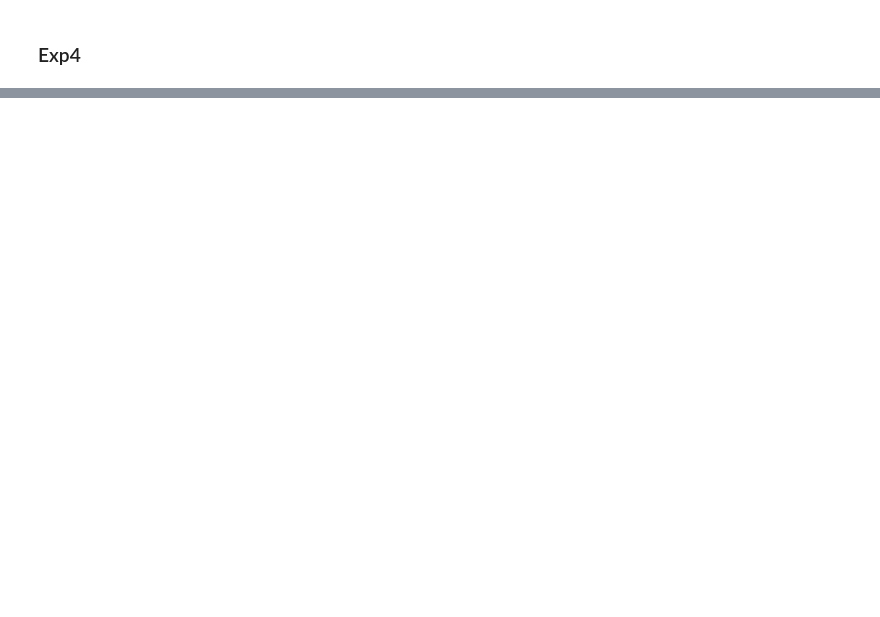
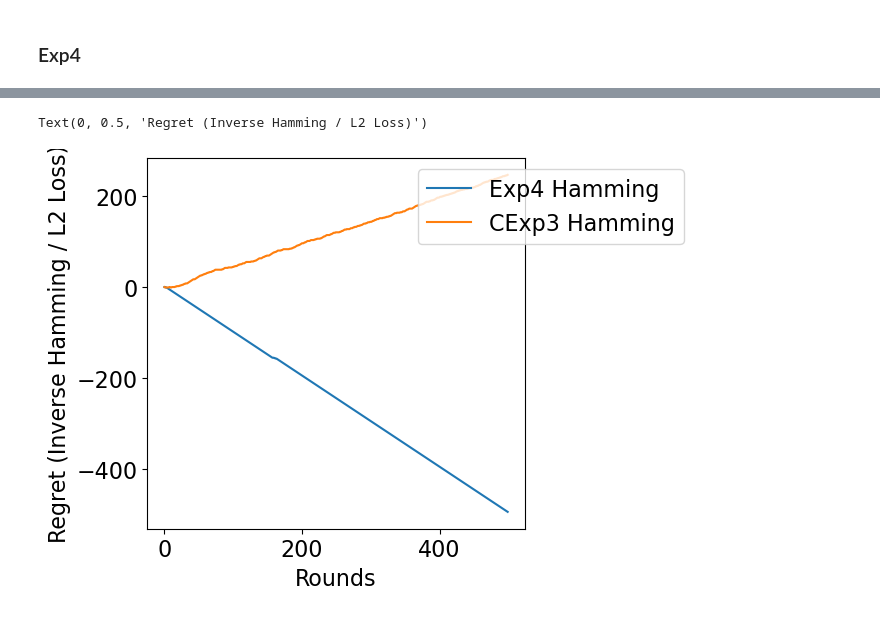
Before and after one commit to wyuan65/OnlineSubspaceRegression, a Jupyter notebook: bandits.ipynb, the cells around one changed output, grey strips where cells are left out. Cells and saved outputs as stored; diff of their text form; code cells hidden in the pictures; blank space fills up the shorter version.

```diff
--- a/bandits.ipynb
+++ b/bandits.ipynb
@@ -226,0 +246,9 @@ plt.show()
+# %%
+def inverse_hamming_loss(X,Y):
+    """
+    Input:
+    X, Y
+    Output:
+    X ~= Y
+    """
+    return X != Y
@@ -226,0 +344,21 @@ plt.show()
+# %%
+import matplotlib.pyplot as plt
+
+plt.rcParams.update({'figure.autolayout': True})
+plt.rcParams.update({'font.size': 16})
+all_colors = plt.rcParams['axes.prop_cycle'].by_key()['color']
+_style = ['-', '--', '-.', ':', '-','--']
+
+x_axis=np.arange(T)
+y_lim = None
+
+j4 = plt.figure(8)
+plt.plot(rewards_Exp4_hamming, label = "Exp4 Hamming")
+#plt.plot(rewards_Exp4_l2, label = "Exp4 L2")
+plt.plot(rewards_CExp3_hamming, label = "CExp3 Hamming")
+#plt.plot(rewards_CExp3_l2, label = "CExp3 L2")
+plt.legend()
+
+plt.xlabel("Rounds")
+plt.ylabel("Reward (Inverse Hamming Loss)")
+plt.ylim(0, y_lim)
@@ -226,0 +368,16 @@ plt.show()
+# %%
+x_axis=np.arange(T)
+y_lim = None
+
+j4 = plt.figure(8)
+plt.plot(regrets_Exp4_hamming, label = "Exp4 Hamming")
+#plt.plot(regrets_Exp4_l2, label = "Exp4 L2")
+plt.plot(regrets_CExp3_hamming, label = "CExp3 Hamming")
+#plt.plot(regrets_CExp3_l2, label = "CExp3 L2")
+plt.legend(loc = "upper right",bbox_to_anchor=(1.45, 1))
+
+plt.xlabel("Rounds")
+plt.ylabel("Regret (Inverse Hamming / L2 Loss)")
+# %% [output]
+Text(0, 0.5, 'Regret (Inverse Hamming / L2 Loss)')
+[figure, added]
```
Also changed, not shown: parts of 29 cells of this notebook.
